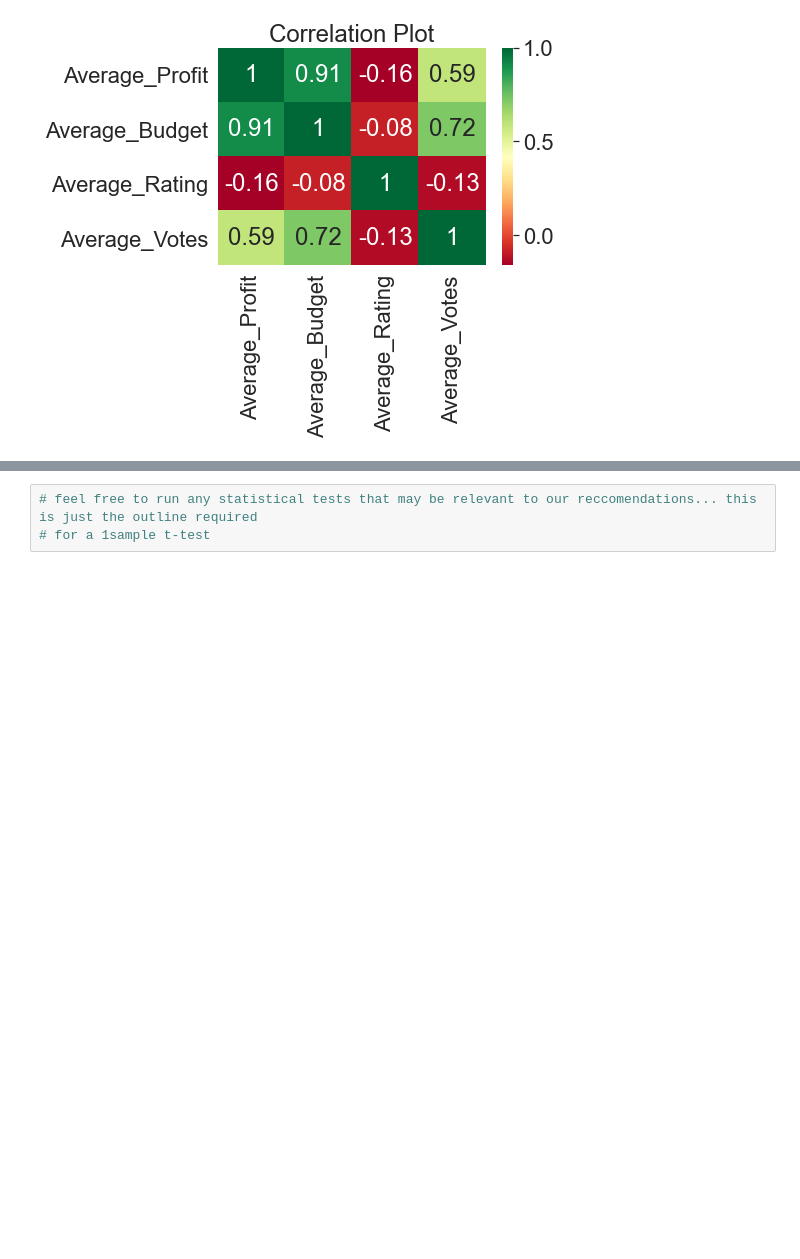
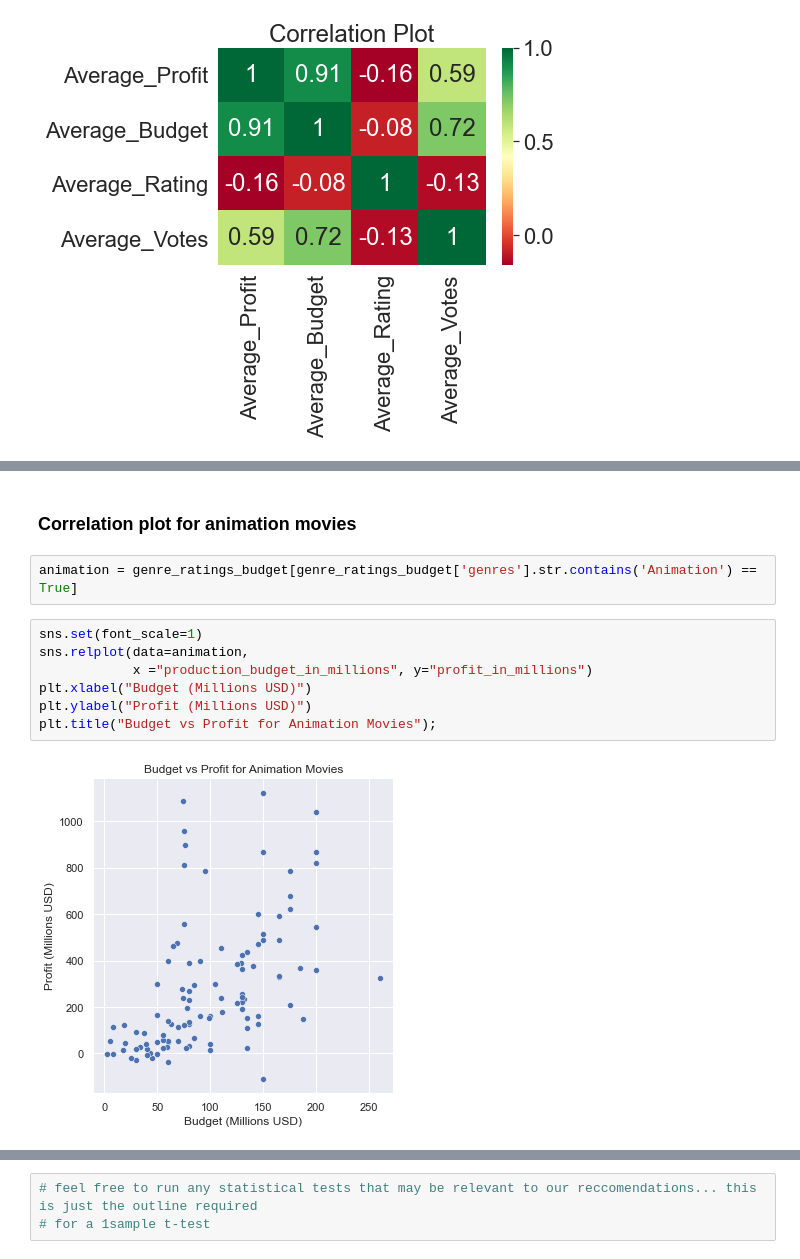
Before and after one commit to mrodberg/Pod1Capstone, a Jupyter notebook: Primary Notebook.ipynb, the cells around one changed output, grey strips where cells are left out. Drawn from its saved outputs; the diff is of its cells as text; blank space fills up the shorter version.

Commit message:
Animation scatter plots and rankings

```diff
--- a/Primary Notebook.ipynb
+++ b/Primary Notebook.ipynb
@@ -210,0 +197,13 @@ plt.title("Average Budget vs Profit per Genre of Movies");
+# %% [markdown]
+### Correlation plot for animation movies
+# %%
+animation = genre_ratings_budget[genre_ratings_budget['genres'].str.contains('Animation') == True]
+# %%
+sns.set(font_scale=1)
+sns.relplot(data=animation,
+            x ="production_budget_in_millions", y="profit_in_millions")
+plt.xlabel("Budget (Millions USD)")
+plt.ylabel("Profit (Millions USD)")
+plt.title("Budget vs Profit for Animation Movies");
+# %% [output]
+[figure, added]
```
Also changed, not shown: parts of 6 cells of this notebook.
